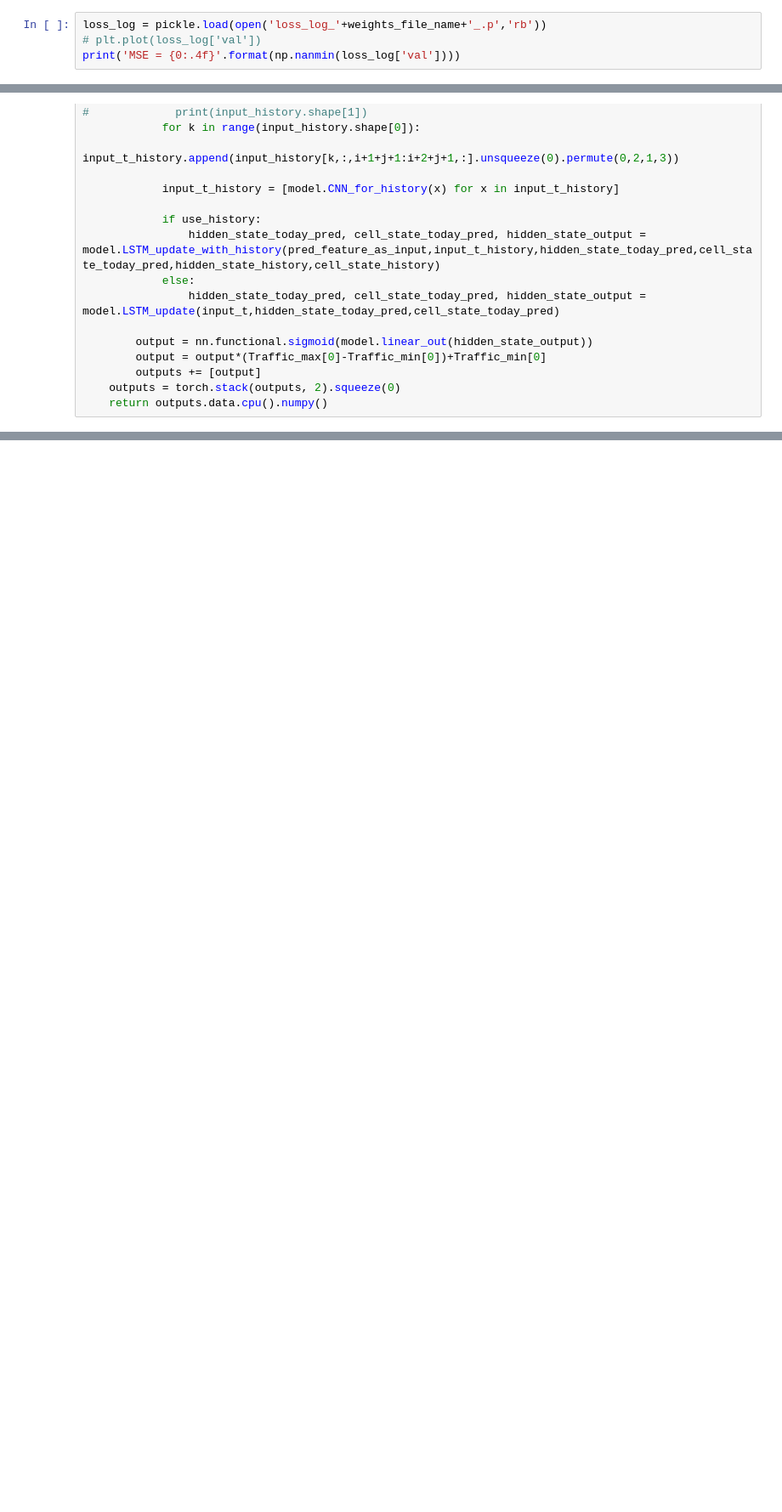
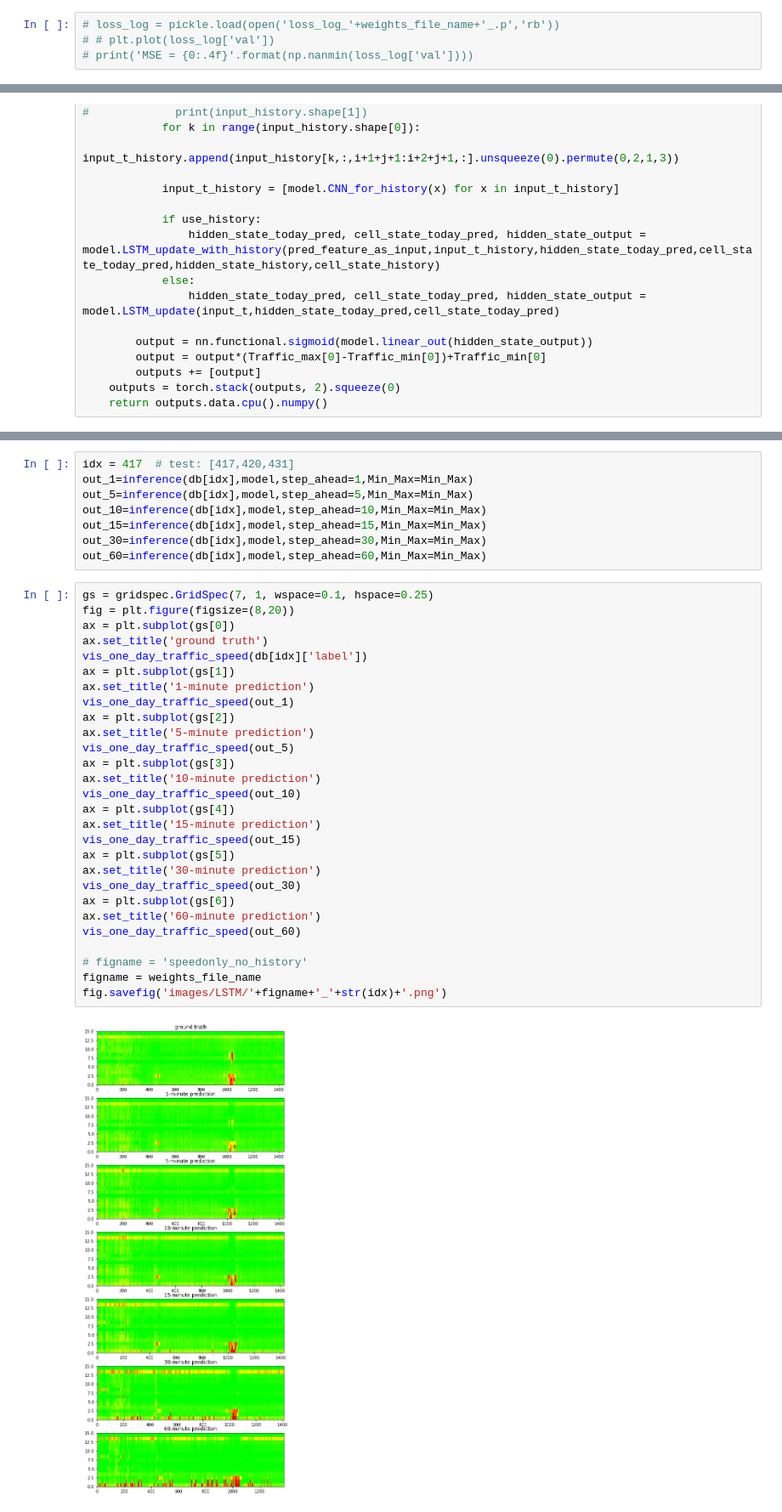
Before and after one commit to wkelongws/D, a Jupyter notebook: LSTM_analysis_model_inference.ipynb, the cells around one changed output, grey strips where cells are left out. Shown: that part at 85% size. Cells and saved outputs as stored; diff of their text form; blank space fills up the shorter version.

```diff
--- a/LSTM_analysis_model_inference.ipynb
+++ b/LSTM_analysis_model_inference.ipynb
@@ -68,7 +83,7 @@ weights_file_name = 'Speedonly_with_history'
 # %%
-loss_log = pickle.load(open('loss_log_'+weights_file_name+'_.p','rb'))
-# plt.plot(loss_log['val'])
-print('MSE = {0:.4f}'.format(np.nanmin(loss_log['val'])))
+# loss_log = pickle.load(open('loss_log_'+weights_file_name+'_.p','rb'))
+# # plt.plot(loss_log['val'])
+# print('MSE = {0:.4f}'.format(np.nanmin(loss_log['val'])))
 # %%
 class LSTM_SpeedPrediction_database_output_single_sensor(Dataset):
     def __init__(self, Traffic, Weather, data, transform=None, look_back = 6, target_sensor = 13):
@@ -500,0 +689,38 @@ vis_one_day_traffic_speed(out)
+# %%
+idx = 417  # test: [417,420,431]
+out_1=inference(db[idx],model,step_ahead=1,Min_Max=Min_Max)
+out_5=inference(db[idx],model,step_ahead=5,Min_Max=Min_Max)
+out_10=inference(db[idx],model,step_ahead=10,Min_Max=Min_Max)
+out_15=inference(db[idx],model,step_ahead=15,Min_Max=Min_Max)
+out_30=inference(db[idx],model,step_ahead=30,Min_Max=Min_Max)
+out_60=inference(db[idx],model,step_ahead=60,Min_Max=Min_Max)
+# %%
+gs = gridspec.GridSpec(7, 1, wspace=0.1, hspace=0.25)
+fig = plt.figure(figsize=(8,20))
+ax = plt.subplot(gs[0])
+ax.set_title('ground truth')
+vis_one_day_traffic_speed(db[idx]['label'])
+ax = plt.subplot(gs[1])
+ax.set_title('1-minute prediction')
+vis_one_day_traffic_speed(out_1)
+ax = plt.subplot(gs[2])
+ax.set_title('5-minute prediction')
+vis_one_day_traffic_speed(out_5)
+ax = plt.subplot(gs[3])
+ax.set_title('10-minute prediction')
+vis_one_day_traffic_speed(out_10)
+ax = plt.subplot(gs[4])
+ax.set_title('15-minute prediction')
+vis_one_day_traffic_speed(out_15)
+ax = plt.subplot(gs[5])
+ax.set_title('30-minute prediction')
+vis_one_day_traffic_speed(out_30)
+ax = plt.subplot(gs[6])
+ax.set_title('60-minute prediction')
+vis_one_day_traffic_speed(out_60)
+
+# figname = 'speedonly_no_history'
+figname = weights_file_name
+fig.savefig('images/LSTM/'+figname+'_'+str(idx)+'.png')
+# %% [output]
+[figure, added]
```
Also changed, not shown: parts of 5 cells of this notebook, 23 other files.
